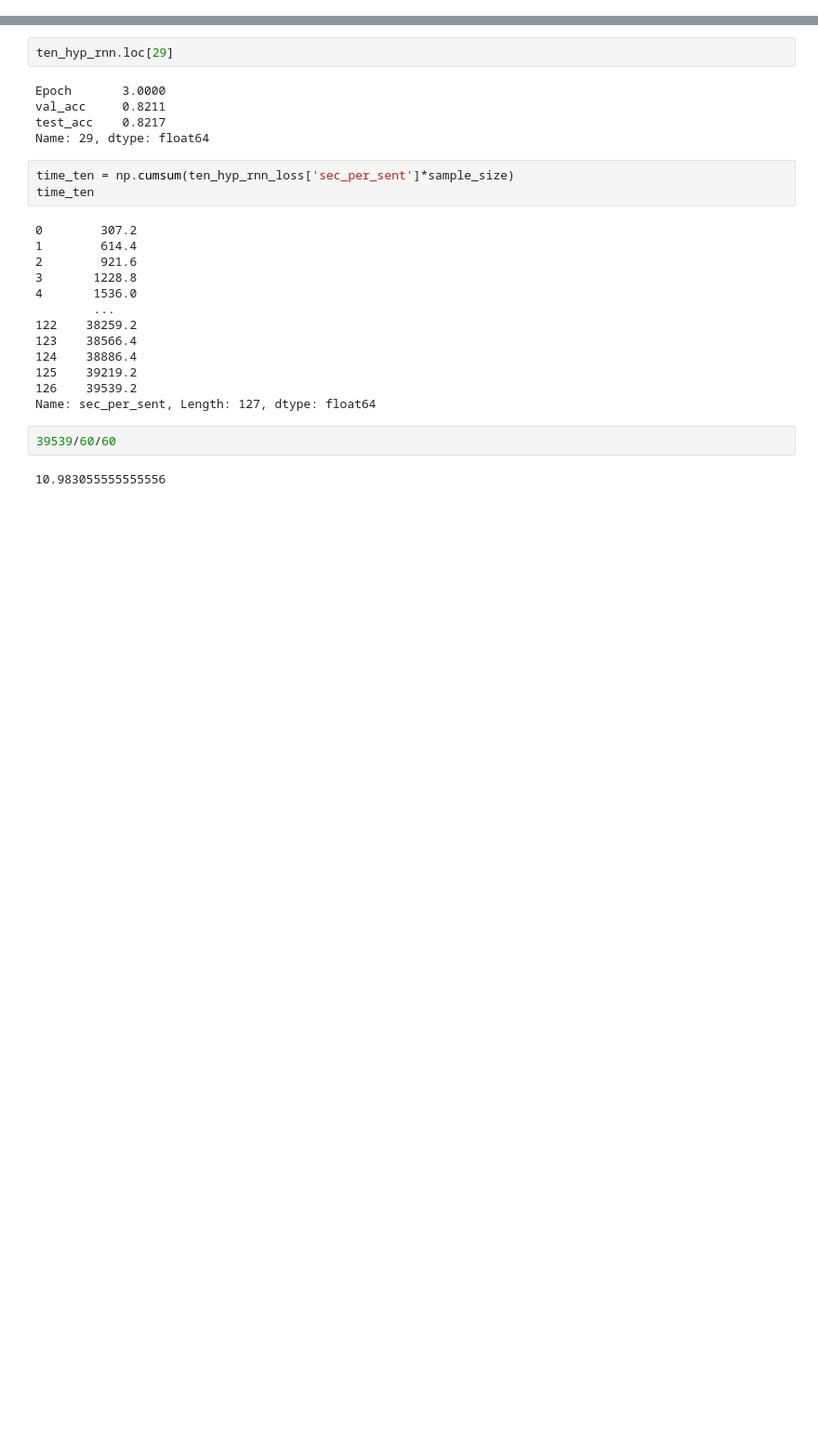
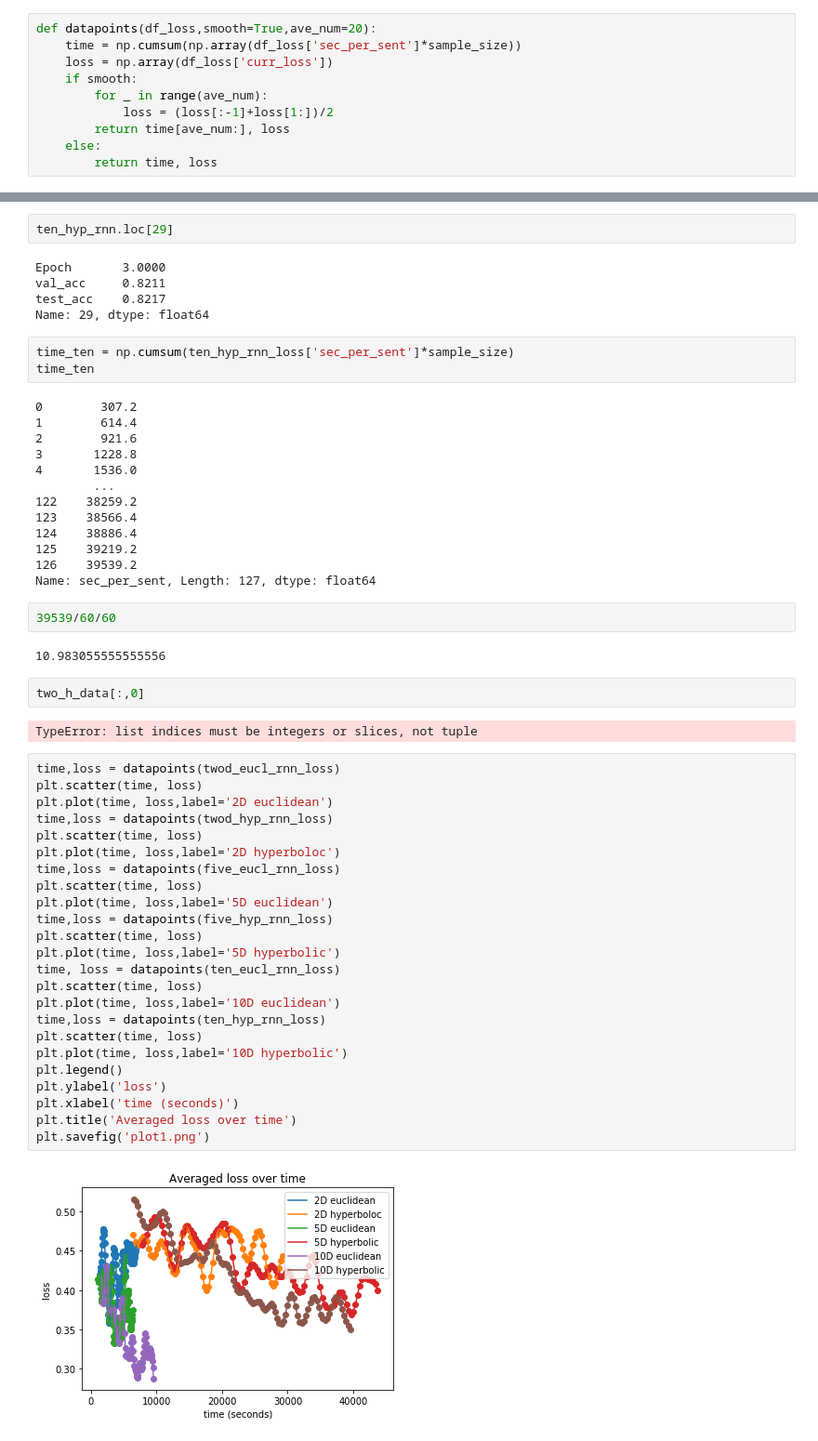
Before and after one commit to KengoA/hyperbolic_nn, a Jupyter notebook: snli_dataset/logs/Extract_logs.ipynb, the cells around one changed output, grey strips where cells are left out. Shown: that part at 93% size. Cells and saved outputs as stored; diff of their text form; blank space fills up the shorter version.

Commit message:
added plot

```diff
--- a/snli_dataset/logs/Extract_logs.ipynb
+++ b/snli_dataset/logs/Extract_logs.ipynb
@@ -28,6 +28,16 @@ def log_loader(logpath):
     return df, df_loss
 # %%
 sample_size = 128000
+# %%
+def datapoints(df_loss,smooth=True,ave_num=20):
+    time = np.cumsum(np.array(df_loss['sec_per_sent']*sample_size))
+    loss = np.array(df_loss['curr_loss'])
+    if smooth:
+        for _ in range(ave_num):
+            loss = (loss[:-1]+loss[1:])/2
+        return time[ave_num:], loss
+    else:
+        return time, loss
 # %%
 twod_eucl_rnn, twod_eucl_rnn_loss = log_loader('2D_eucl_rnn.txt')
 # %%
@@ -186,3 +215,33 @@ Name: sec_per_sent, Length: 127, dtype: float64
 39539/60/60
 # %% [output]
 10.983055555555556
+# %%
+two_h_data[:,0]
+# %% [output]
+TypeError: list indices must be integers or slices, not tuple
+# %%
+time,loss = datapoints(twod_eucl_rnn_loss)
+plt.scatter(time, loss)
+plt.plot(time, loss,label='2D euclidean')
+time,loss = datapoints(twod_hyp_rnn_loss)
+plt.scatter(time, loss)
+plt.plot(time, loss,label='2D hyperboloc')
+time,loss = datapoints(five_eucl_rnn_loss)
+plt.scatter(time, loss)
+plt.plot(time, loss,label='5D euclidean')
+time,loss = datapoints(five_hyp_rnn_loss)
+plt.scatter(time, loss)
+plt.plot(time, loss,label='5D hyperbolic')
+time, loss = datapoints(ten_eucl_rnn_loss)
+plt.scatter(time, loss)
+plt.plot(time, loss,label='10D euclidean')
+time,loss = datapoints(ten_hyp_rnn_loss)
+plt.scatter(time, loss)
+plt.plot(time, loss,label='10D hyperbolic')
+plt.legend()
+plt.ylabel('loss')
+plt.xlabel('time (seconds)')
+plt.title('Averaged loss over time')
+plt.savefig('plot1.png')
+# %% [output]
+[figure, added]
```
Also changed, not shown: parts of 4 cells of this notebook.
